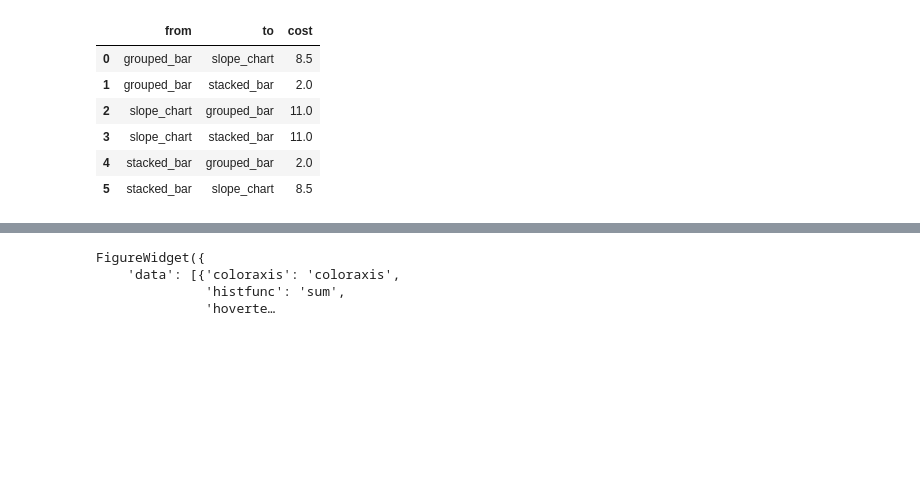
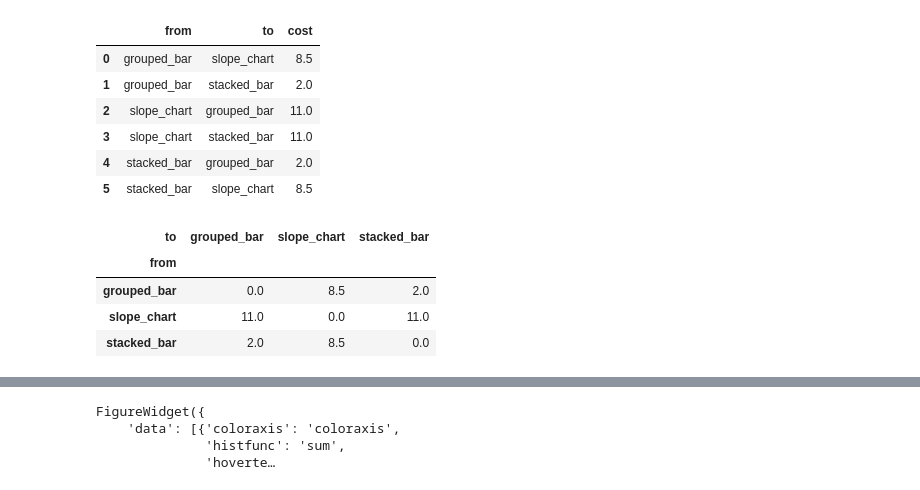
Before and after one commit to notascope/notascope, a Jupyter notebook: analysis.ipynb, the cells around one changed output, grey strips where cells are left out. Drawn from its saved outputs; the diff is of its cells as text; code cells hidden in the pictures; blank space fills up the shorter version.

```diff
--- a/analysis.ipynb
+++ b/analysis.ipynb
@@ -13,3 +13,12 @@ df
 | 3 | slope_chart | stacked_bar | 11.0 |
 | 4 | stacked_bar | grouped_bar | 2.0 |
 | 5 | stacked_bar | slope_chart | 8.5 |
+# %%
+square = df.pivot_table(index="from", columns="to", values="cost").fillna(0)
+square
+# %% [output]
+| to | grouped_bar | slope_chart | stacked_bar |
+| from |  |  |  |
+| grouped_bar | 0.0 | 8.5 | 2.0 |
+| slope_chart | 11.0 | 0.0 | 11.0 |
+| stacked_bar | 2.0 | 8.5 | 0.0 |
```
Also changed, not shown: parts of 4 cells of this notebook, 3 other files.
